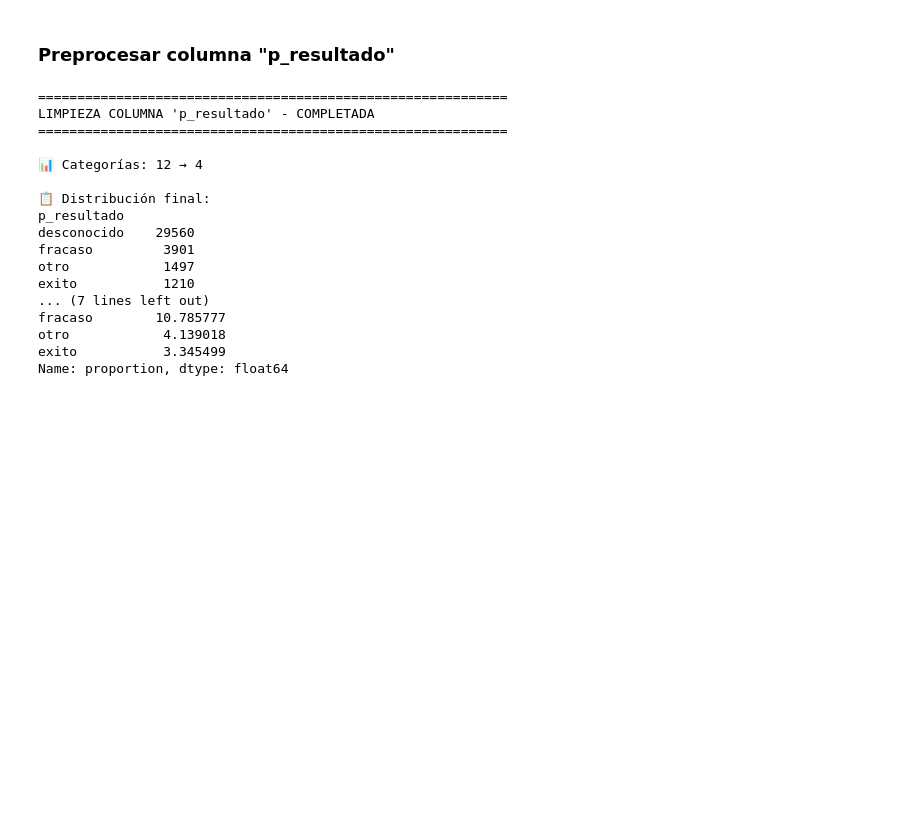
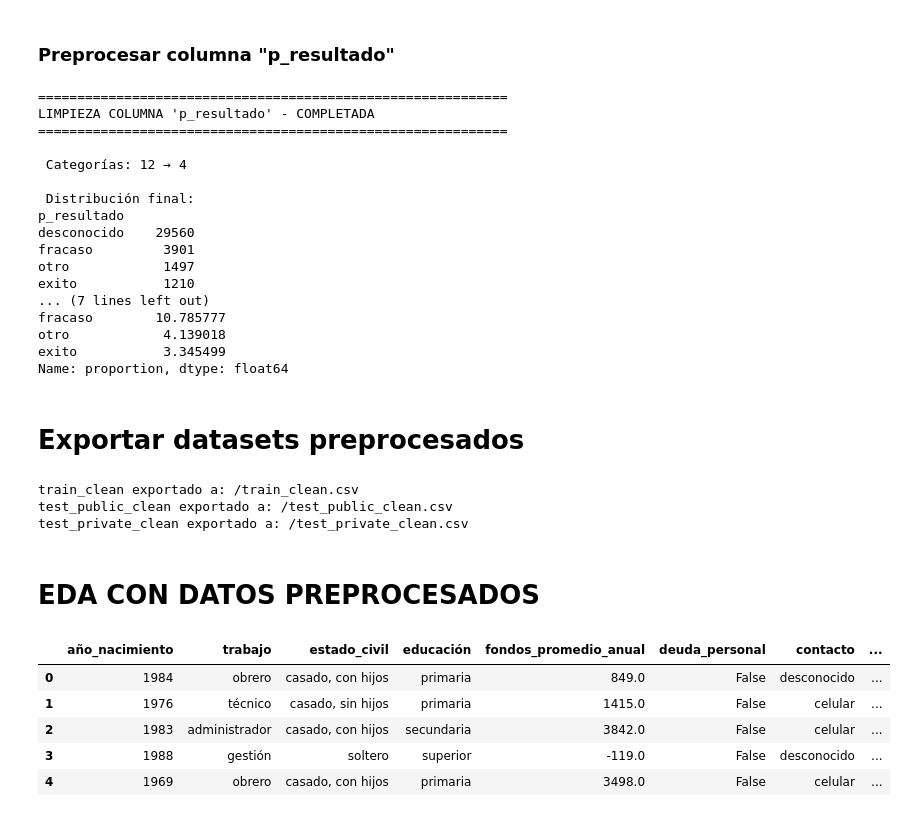
Before and after one commit to BruceGabr/Neurokup-III, a Jupyter notebook: notebooks/03_preprocessing.ipynb, the cells around one changed output. Drawn from its saved outputs; the diff is of its cells as text; code cells hidden in the pictures; blank space fills up the shorter version.

```diff
--- a/notebooks/03_preprocessing.ipynb
+++ b/notebooks/03_preprocessing.ipynb
@@ -88,24 +87,4 @@ test_private_copy = test_private.copy()
 test_public_copy = test_public.copy()
 # %% [markdown]
 ### Eliminar columnas que no aportan
-# %%
-import re
-
-def duracion_a_segundos(x):
-    if pd.isna(x):
-        return 0
-
-    x = str(x)
-    minutos = re.search(r"(\d+)\s*m", x)
-    segundos = re.search(r"(\d+)\s*s", x)
-
-    m = int(minutos.group(1)) if minutos else 0
-    s = int(segundos.group(1)) if segundos else 0
-
-    return m * 60 + s
-
-def limpiar_p_dias(x):
-    if str(x).lower() == "nunca":
-        return -1
-    return int(x)
 # %%
@@ -762,8 +1052,8 @@ print("="*60)
 print("LIMPIEZA COLUMNA 'p_resultado' - COMPLETADA")
 print("="*60)
 
-print(f"\n📊 Categorías: 12 → {train_clean['p_resultado'].nunique()}")
-print("\n📋 Distribución final:")
+print(f"\n Categorías: 12 → {train_clean['p_resultado'].nunique()}")
+print("\n Distribución final:")
 print(train_clean['p_resultado'].value_counts())
 
 # Verificar valores esperados
@@ -771,12 +1061,12 @@ valores_esperados = {'desconocido', 'fracaso', 'exito', 'otro'}
 valores_reales = set(train_clean['p_resultado'].unique())
 
 if valores_reales == valores_esperados:
-    print("\n✅ Limpieza exitosa - 4 categorías correctas")
+    print("\n Limpieza exitosa - 4 categorías correctas")
 else:
-    print(f"\n⚠️  Valores inesperados: {valores_reales}")
+    print(f"\n  Valores inesperados: {valores_reales}")
 
 # Distribución porcentual
-print("\n📊 Distribución porcentual:")
+print("\n Distribución porcentual:")
 dist = train_clean['p_resultado'].value_counts(normalize=True) * 100
 print(dist.sort_values(ascending=False))
 # %% [output]
@@ -784,9 +1074,9 @@ print(dist.sort_values(ascending=False))
 LIMPIEZA COLUMNA 'p_resultado' - COMPLETADA
 ============================================================
 
-📊 Categorías: 12 → 4
+ Categorías: 12 → 4
 
-📋 Distribución final:
+ Distribución final:
 p_resultado
 desconocido    29560
 fracaso         3901
@@ -797,3 +1087,33 @@ fracaso        10.785777
 otro            4.139018
 exito           3.345499
 Name: proportion, dtype: float64
+# %% [markdown]
+# Exportar datasets preprocesados
+# %%
+"""
+EXPORTAR train_clean A CSV
+"""
+
+# Exportar
+train_clean.to_csv('train_clean.csv', index=False)
+test_public_clean.to_csv('test_public_clean.csv', index=False)
+test_private_clean.to_csv('test_private_clean.csv', index=False)
+
+print("train_clean exportado a: /train_clean.csv")
+print("test_public_clean exportado a: /test_public_clean.csv")
+print("test_private_clean exportado a: /test_private_clean.csv")
+# %% [output]
+train_clean exportado a: /train_clean.csv
+test_public_clean exportado a: /test_public_clean.csv
+test_private_clean exportado a: /test_private_clean.csv
+# %% [markdown]
+# EDA CON DATOS PREPROCESADOS
+# %%
+train_clean.head()
+# %% [output]
+|  | año_nacimiento | trabajo | estado_civil | educación | fondos_promedio_anual | deuda_personal | contacto | ... |
+| 0 | 1984 | obrero | casado, con hijos | primaria | 849.0 | False | desconocido | ... |
+| 1 | 1976 | técnico | casado, sin hijos | primaria | 1415.0 | False | celular | ... |
+| 2 | 1983 | administrador | casado, con hijos | secundaria | 3842.0 | False | celular | ... |
+| 3 | 1988 | gestión | soltero | superior | -119.0 | False | desconocido | ... |
+| 4 | 1969 | obrero | casado, con hijos | primaria | 3498.0 | False | celular | ... |
```
Also changed, not shown: parts of 42 cells of this notebook.
